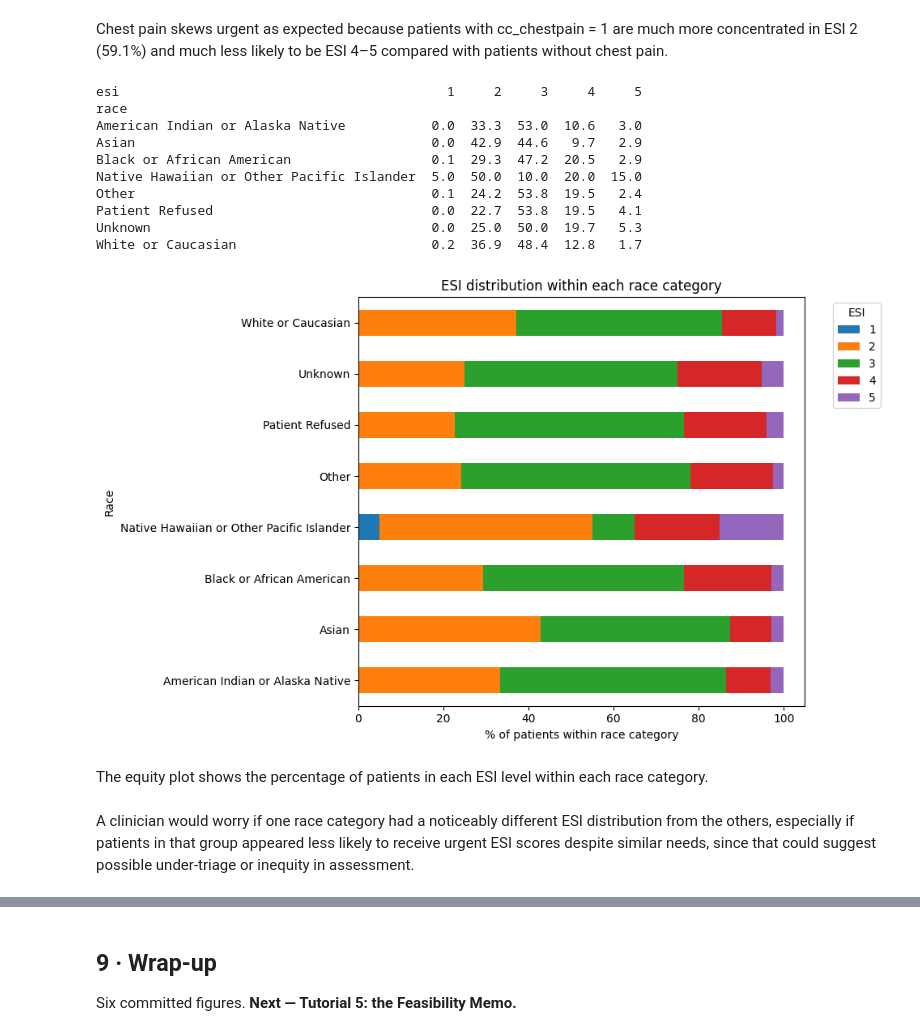
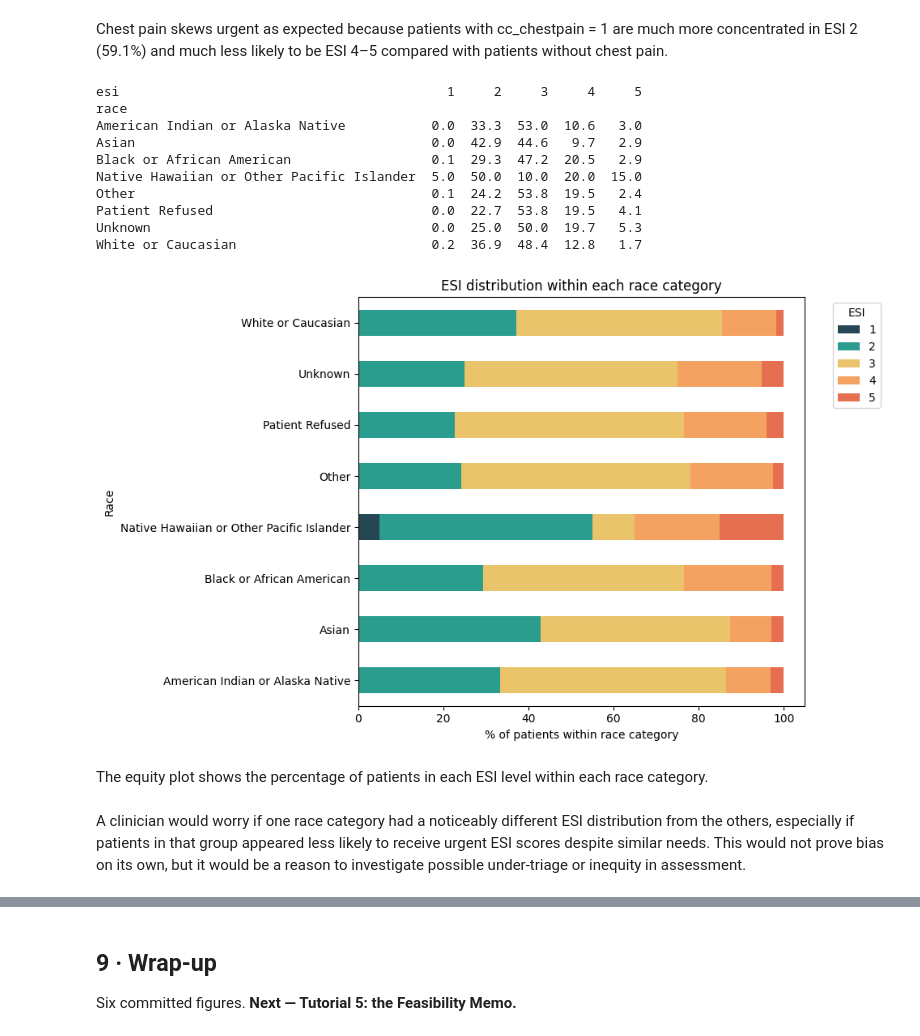
Before and after one commit to tinadams/carisurg-portfolio, a Jupyter notebook: notebooks/week_5_Tutorial3_Exploratory_Visualisation_STUDENT.ipynb, the cells around one changed output, grey strips where cells are left out. Saved outputs shown, nothing was run; the diff lists cells and outputs as text; code cells hidden in the pictures.

```diff
--- a/notebooks/week_5_Tutorial3_Exploratory_Visualisation_STUDENT.ipynb
+++ b/notebooks/week_5_Tutorial3_Exploratory_Visualisation_STUDENT.ipynb
@@ -133,7 +133,7 @@ def clean_triage(raw):
 # %%
 from pathlib import Path
 
-CLEAN_PATH, RAW_PATH = Path("triage_cleaned_v1.csv.csv"), Path("/content/drive/MyDrive/Carisurg/yaleemmlc_admissionprediction_triage.csv")
+CLEAN_PATH, RAW_PATH = Path("triage_cleaned_v1.csv"), Path("/content/drive/MyDrive/Carisurg/yaleemmlc_admissionprediction_triage.csv")
 if CLEAN_PATH.exists():
     df = pd.read_csv(CLEAN_PATH); print("Loaded cleaned data from Tutorial 3")
 elif RAW_PATH.exists():
@@ -437,35 +536,43 @@ This code compares the presence of chest pain with ESI triage level. The first c
 # %% [markdown]
 Chest pain skews urgent as expected because patients with cc_chestpain = 1 are much more concentrated in ESI 2 (59.1%) and much less likely to be ESI 4–5 compared with patients without chest pain.
 # %%
-# Equity plot: ESI distribution within each race category
+# Equity plot: compare the ESI distribution within each race category.
 
+# Calculate row percentages so each race category sums to 100%.
 race_esi_pct = pd.crosstab(df["race"], df[TARGET], normalize="index") * 100
 print(race_esi_pct.round(1))
 
 fig, ax = plt.subplots(figsize=(10, 6))
-race_esi_pct.plot(kind="barh", stacked=True, ax=ax)
+
+# Use a modern muted colour palette for the ESI levels.
+esi_colors = ["#264653", "#2A9D8F", "#E9C46A", "#F4A261", "#E76F51"]
+
+# Create a stacked horizontal bar chart to show the share of each ESI level by race.
+race_esi_pct.plot(kind="barh", stacked=True, ax=ax, color=esi_colors)
 
 ax.set_title("ESI distribution within each race category")
 ax.set_xlabel("% of patients within race category")
 ax.set_ylabel("Race")
+
+# Move the legend outside the plot so it does not cover the bars.
 ax.legend(title="ESI", bbox_to_anchor=(1.05, 1), loc="upper left")
 
 plt.tight_layout()
 plt.savefig("figs/07_equity_race_esi.png", dpi=110)
 plt.show()
 # %% [output]
 esi                                          1     2     3     4     5
 race
 American Indian or Alaska Native           0.0  33.3  53.0  10.6   3.0
 Asian                                      0.0  42.9  44.6   9.7   2.9
 Black or African American                  0.1  29.3  47.2  20.5   2.9
 Native Hawaiian or Other Pacific Islander  5.0  50.0  10.0  20.0  15.0
 Other                                      0.1  24.2  53.8  19.5   2.4
 Patient Refused                            0.0  22.7  53.8  19.5   4.1
 Unknown                                    0.0  25.0  50.0  19.7   5.3
 White or Caucasian                         0.2  36.9  48.4  12.8   1.7
-[figure, old version]
+[figure, new version]
 # %% [markdown]
 The equity plot shows the percentage of patients in each ESI level within each race category.
 # %% [markdown]
-A clinician would worry if one race category had a noticeably different ESI distribution from the others, especially if patients in that group appeared less likely to receive urgent ESI scores despite similar needs, since that could suggest possible under-triage or inequity in assessment.
+A clinician would worry if one race category had a noticeably different ESI distribution from the others, especially if patients in that group appeared less likely to receive urgent ESI scores despite similar needs. This would not prove bias on its own, but it would be a reason to investigate possible under-triage or inequity in assessment.
```
Also changed, not shown: parts of 17 cells of this notebook.
